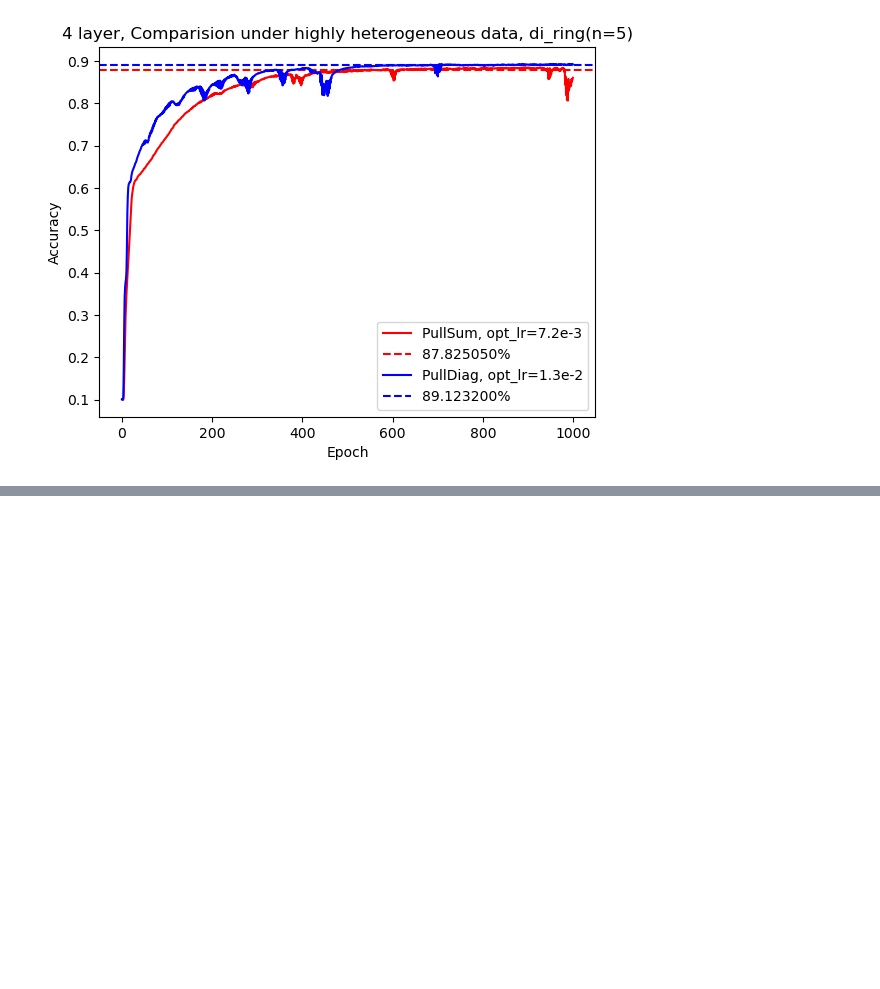
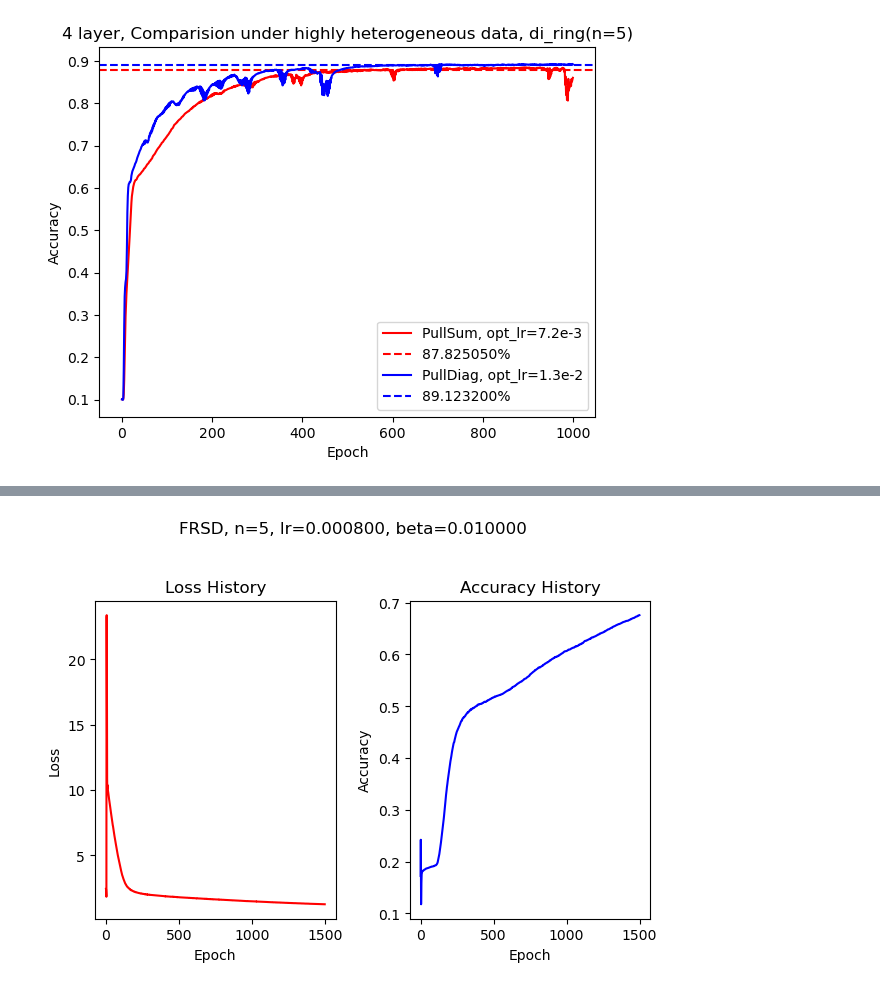
Before and after one commit to Luoxiaogan/PullSum_MNIST, a Jupyter notebook: code/神经网络实验/最终实验1.ipynb, the cells around one changed output, grey strips where cells are left out. Drawn from its saved outputs; the diff is of its cells as text; code cells hidden in the pictures; blank space fills up the shorter version.

```diff
--- a/code/神经网络实验/最终实验1.ipynb
+++ b/code/神经网络实验/最终实验1.ipynb
@@ -469,0 +622,15 @@ S_A是: 219.49147627446277
+# %%
+n=5
+a=0.996
+I=np.eye(n)
+one=np.ones(n)
+R=np.outer(one,one)/n
+A=get_xinmeng_like_matrix(n,seed=85395).T
+A=a*A+(1-a)*I
+B=get_B(A=A,u=2*n,n=n)
+show_row(A)
+_,__=test_row(A)
+print(f"{_:.4e}, {__:.4e}\n")
+h_data,y_data,X_test,y_test=prepare_node_5_hard()
+
+print(A)
@@ -469,0 +655,4 @@ S_A是: 219.49147627446277
+# %%
+FRSDL2,FRDA2=train_FRSD(n=n,A=A,model_class=MNISTClassifier_2layer_2,seed_for_model=49,criterion_class=nn.CrossEntropyLoss,epochs=1500,lr=(8e-4),beta=1e-2,X_train_data=h_data,y_train_data=y_data,X_test_data=X_test,y_test_data=y_test,compute_accuracy=compute_accuracy_with_average_model,show_graph=True)
+# %% [output]
+[figure, added]
```
Also changed, not shown: parts of 24 cells of this notebook, 2 other files.
